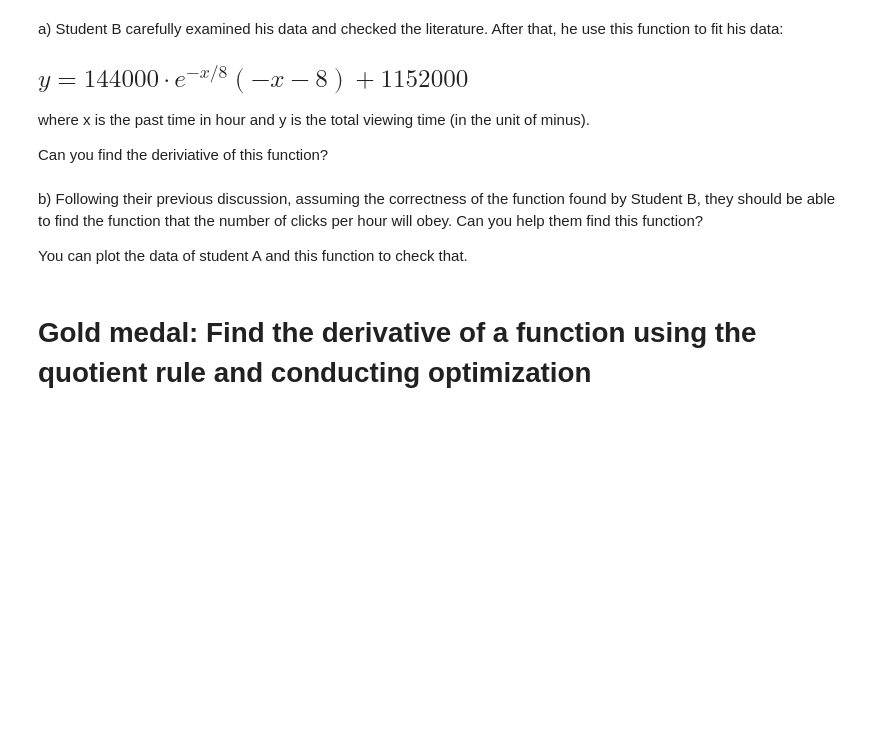
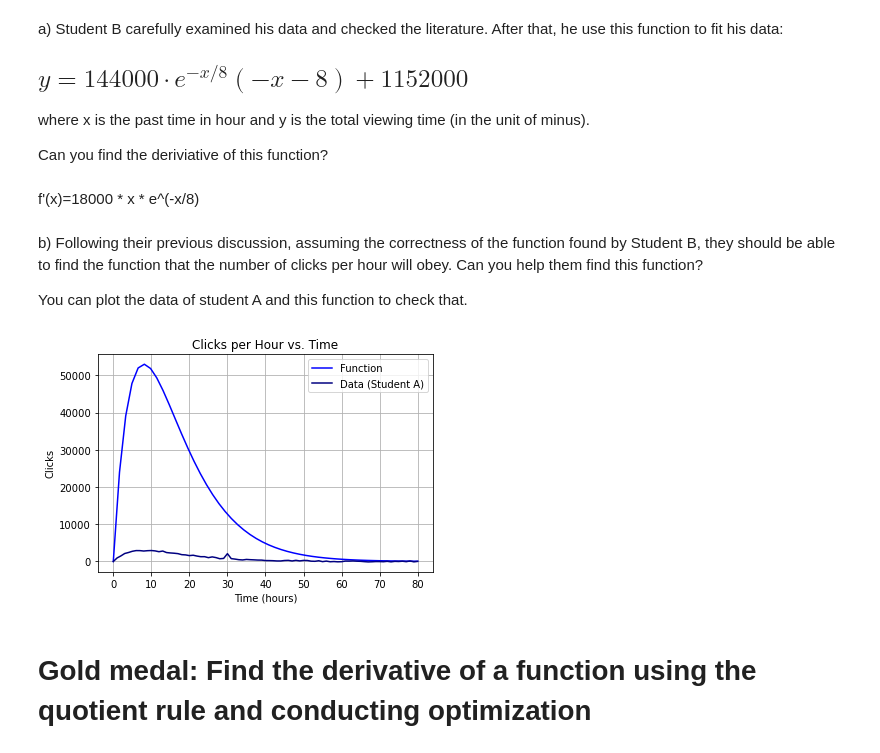
Before and after one commit to abartashevich/computational-thinking-week-individual-14586517, a Jupyter notebook: challenge_calculus/Review_Calculus.ipynb, the cells around one changed output. Drawn from its saved outputs; the diff is of its cells as text; code cells hidden in the pictures; blank space fills up the shorter version.

```diff
--- a/challenge_calculus/Review_Calculus.ipynb
+++ b/challenge_calculus/Review_Calculus.ipynb
@@ -176,15 +180,47 @@ a) Student B carefully examined his data and checked the literature. After that,
 where x is the past time in hour and y is the total viewing time (in the unit of minus).
 
 Can you find the deriviative of this function?
+# %% [markdown]
+f'(x)=18000 * x * e^(-x/8)
 # %% [markdown]
 b) Following their previous discussion, assuming the correctness of the function found by Student B, they should be able to find the function that the number of clicks per hour will obey. Can you help them find this function?
 
 You can plot the data of student A and this function to check that.
 # %%
+import math
+
 def DerivativeExp(x):
-    # TO DO
-    pass
-    return # TO DO
+    y = 18000 * x * (math.e**(-x/8))
+    return y
+
+# x values in hours
+x = np.linspace(0, 80)
+
+# Calculate y  using the function
+y = DerivativeExp(x)
+
+ata_A = pd.read_csv('data_student_A.csv')
+
+# Extract the columns
+x_data = data_A['time (h)']
+y_data = data_A[' clicks per hour']
+
+# Plot the function
+plt.plot(x, y, label='Function', color='blue')
+plt.plot(x_data, y_data, label='Data (Student A)', color='navy')
+plt.plot()
+
+# Add labels and a legend
+plt.xlabel('Time (hours)')
+plt.ylabel('Clicks')
+plt.legend()
+
+# Show the plot
+plt.grid(True)
+plt.title('Clicks per Hour vs. Time')
+plt.show()
+# %% [output]
+[figure, added]
 # %% [markdown]
 # Gold medal: Find the derivative of a function using the quotient rule and conducting optimization
 # %% [markdown]
```
Also changed, not shown: parts of 3 cells of this notebook.
